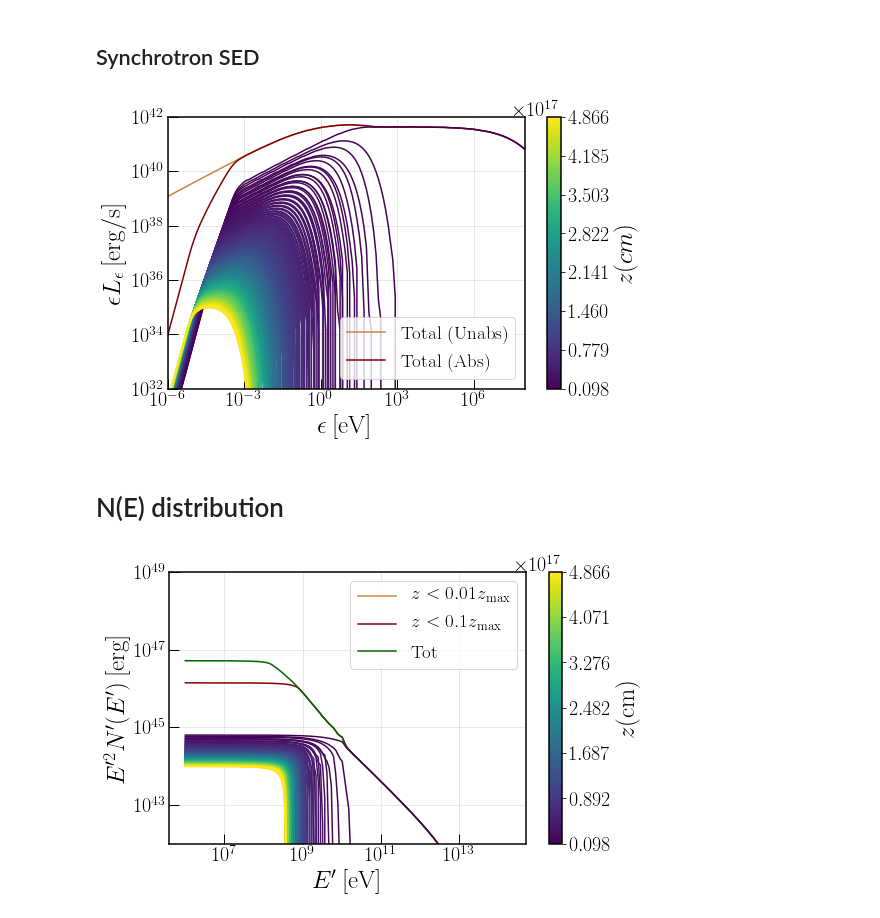
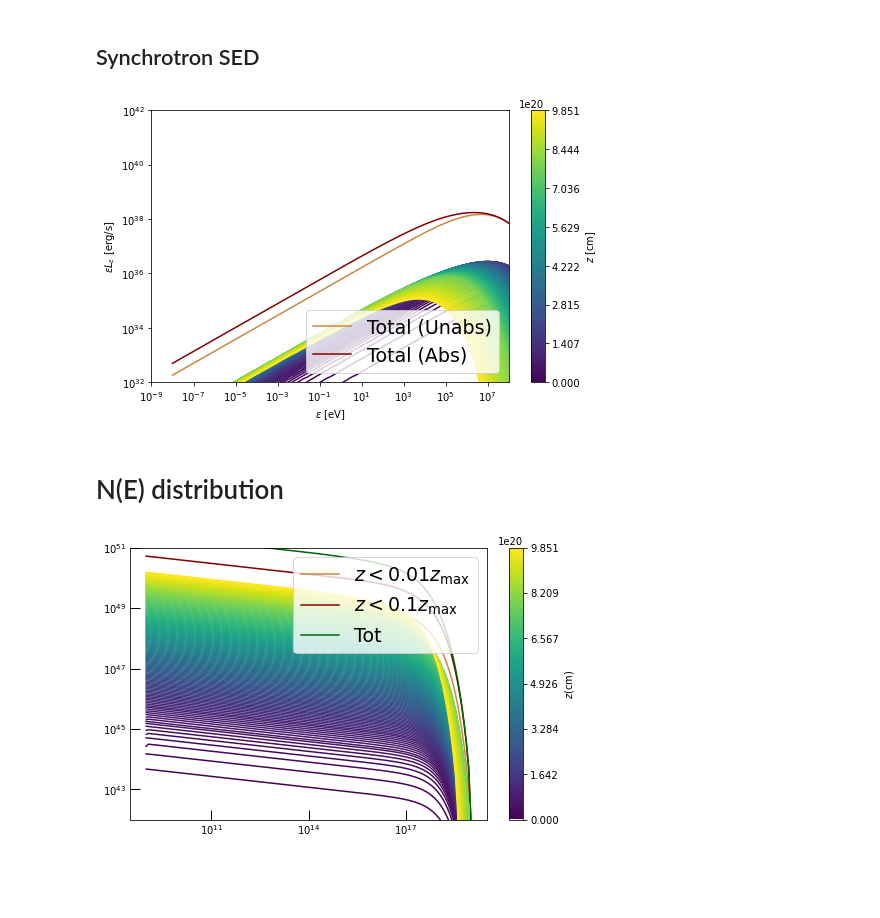
Before and after one commit to santimda/ExtendedJet, a Jupyter notebook: PostProcessing/Plotting.ipynb, the cells around one changed output. Saved outputs shown, nothing was run; the diff lists cells and outputs as text; code cells hidden in the pictures; blank space fills up the shorter version.

```diff
--- a/PostProcessing/Plotting.ipynb
+++ b/PostProcessing/Plotting.ipynb
@@ -17,54 +17,53 @@ zmax = np.max(traj[:,0])
 ## Synchrotron SED
 # %%
 # Load the output of the jet synchrotron SED
-synsed_output = np.loadtxt('./../Code/SEDsyn_jet.dat')
-synsed_ord = np.loadtxt('./../Code/SEDsyn_cuts_ord.dat')
-
+synsed_output = np.loadtxt('./../Code/SEDpsyn_jet.dat')
+synsed_ord = np.loadtxt('./../Code/SEDpsyn_cuts_ord.dat')
 
 # Define quantities
 nu  = synsed_output[:,0]
-tot_un = synsed_output[:,3]
-tot_abs = synsed_output[:,4]
+tot_un = synsed_output[:,5]
+tot_abs = synsed_output[:,6]
 
 # Init plot
 fig, ax= plt.subplots(1,1, figsize=(8,5))
 colors = pltutils.iar_aut
 
 # Plot total SED
-ax.loglog(nu,tot_un, label='Total (Unabs)', color=colors[0])
-ax.loglog(nu,tot_abs, label='Total (Abs)', color=colors[1])
+ax.loglog(nu, tot_un, label='Total (Unabs)', color=colors[0])
+ax.loglog(nu, tot_abs, label='Total (Abs)', color=colors[1])
 
 # Plot individual curves for different Z
-nu = synsed_ord[:,0]
-zec = synsed_ord[:,2]
-nu = np.reshape(nu,(512,150))
-zec = np.reshape(zec,(512,150))
-colormap, sm = pltutils.color_from_cmap('viridis',len(nu), vmin=int(zmin), vmax=int(zmax))
+nu = synsed_ord[:, 0]
+zec = synsed_ord[:, 2]
+nu = np.reshape(nu,(150, 150))
+zec = np.reshape(zec,(150, 150))
+colormap, sm = pltutils.color_from_cmap('viridis', len(nu), vmin=int(zmin), vmax=int(zmax))
 for i in range(len(nu)):
-    ax.loglog(nu[i],zec[i], color=colormap[i])
+    ax.loglog(nu[i], zec[i], color=colormap[i])
 
-plt.colorbar(sm, ticks=np.linspace(zmin, zmax, 8), label='$z(cm)$')
+plt.colorbar(sm, ticks=np.linspace(zmin, zmax, 8), label=r'$z ~[{\rm cm}]$')
 # Set limits#
-ax.set_ylim([1e32,1e42])
-ax.set_xlim([1e-6,1e8])
+ax.set_ylim([1e32, 1e42])
+ax.set_xlim([1e-9, 1e8])
 
 # Legends and labels
 plt.legend(loc='lower right', fontsize=19)
-ax.set_xlabel('$\\epsilon \: [\\rm eV]$')
-ax.set_ylabel('$\\epsilon L_{\\epsilon} \: [\\rm erg/s]$')
+ax.set_xlabel(r'$\epsilon ~ [{\rm eV}]$')
+ax.set_ylabel(r'$\epsilon L_\epsilon ~[{\rm erg/s}]$')
 
 # Set the style of the plot
-pltutils.luc_std_plot(ax)
+#pltutils.luc_std_plot(ax)
 
 plt.show()
 # %% [output]
-[figure, old version]
+[figure, new version]
 # %% [markdown]
 # N(E) distribution
 # %%
 # Load the output of the jet synchrotron SED
-NE_output = np.loadtxt('./../Code/NE_jet.dat')
-NE_output_ord = np.loadtxt('./../Code/NE_cuts_ord.dat')
+NE_output = np.loadtxt('./../Code/Np_jet.dat')
+NE_output_ord = np.loadtxt('./../Code/Np_cuts_ord.dat')
 
 
 # Define quantities for total N
@@ -82,34 +81,34 @@ m = int( len(NE_output_ord[:,2]) / n )
 # reshape arrays
 nucut = np.reshape(nucut,(n,m))
 necut = np.reshape(necut,(n,m))
 
 # Init plot
 fig, ax= plt.subplots(1,1, figsize=(8,5))
 colors = pltutils.iar_aut
 
 # Plot total SED
 ax.loglog(nu,z1, label='$z< 0.01 z_{\\rm max}$', color=colors[0])
 ax.loglog(nu,z2, label='$z< 0.1 z_{\\rm max}$', color=colors[1])
 ax.loglog(nu,tot, label='Tot', color=colors[2])
 
 # Plot individual curves for different Z
 
 colormap, sm = pltutils.color_from_cmap('viridis',len(nu), vmin=zmin, vmax=zmax)
 for i in range(len(nu)):
     ax.loglog(nucut[i]/eV,necut[i]*nucut[i]**2, color=colormap[i])
 
 plt.colorbar(sm, ticks=np.linspace(zmin, zmax, 7), label='$z(\\rm cm)$')
 # Set limits#
-ax.set_ylim([1e42,1e49])
+ax.set_ylim([1e42,1e51])
 #ax.set_xlim([1e-6,1e8])
 
 # Legends and labels
 plt.legend(loc='upper right', fontsize=19)
-ax.set_xlabel('$E\' \: [\\rm eV]$')
-ax.set_ylabel('$E\'^2 N \' (E\') \: [\\rm erg]$')
+#ax.set_xlabel('$E\' \: [\\rm eV]$')
+#ax.set_ylabel('$E\'^2 N \' (E\') \: [\\rm erg]$')
 
 # Set the style of the plot
 pltutils.luc_std_plot(ax)
 plt.show()
 # %% [output]
-[figure, old version]
+[figure, new version]
```
Also changed, not shown: parts of 1 cell of this notebook, 11 other files.
